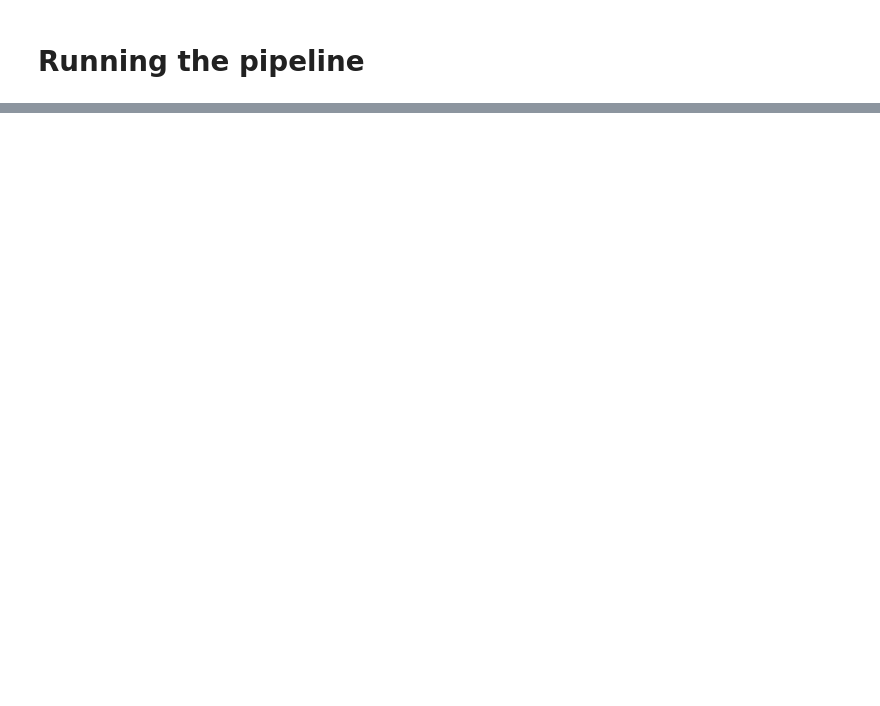
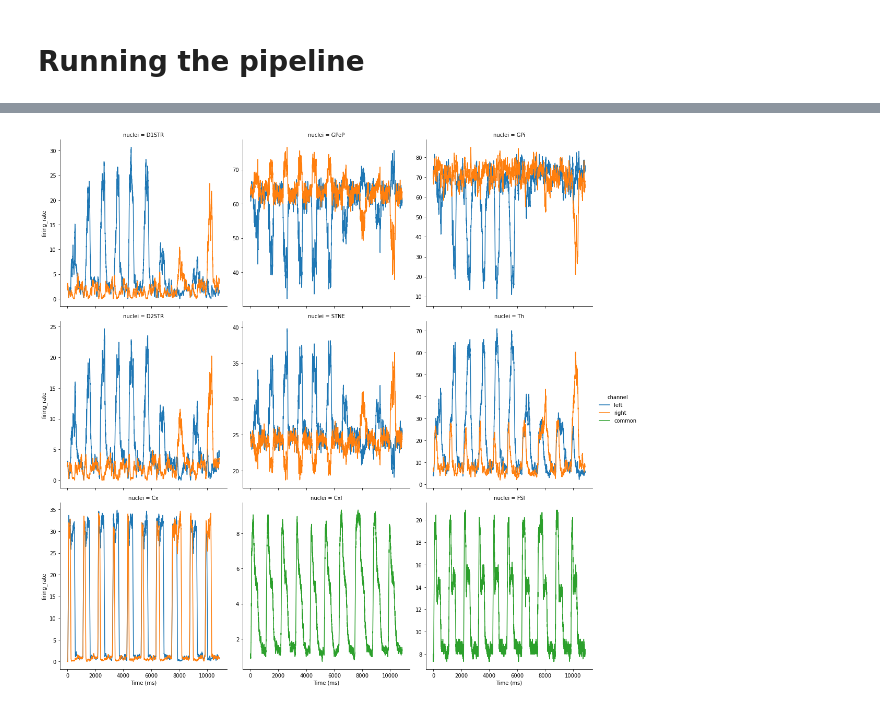
Before and after one commit to CoAxLab/CBGTPy, a Jupyter notebook: network_simulation-plasticity.ipynb, the cells around one changed output, grey strips where cells are left out. Saved outputs shown, nothing was run; the diff lists cells and outputs as text; code cells hidden in the pictures; blank space fills up the shorter version.

```diff
--- a/network_simulation-plasticity.ipynb
+++ b/network_simulation-plasticity.ipynb
@@ -83,16 +89,16 @@ environment = {
     'dpmns' : None, #dopamine related parameters (init_params.py)
     #'dpmns' : pd.DataFrame([0.05], columns=['dpmn_wmax']),
     #'d1' : None, #D1-MSNs population related parameters (init_params.py)
-    'd1': pd.DataFrame([[39.5,0.055]], columns=['dpmn_alphaw','dpmn_wmax']),
-    'd2': pd.DataFrame([[-38.2,0.035]], columns=['dpmn_alphaw','dpmn_wmax']),
+    'd1': None,#pd.DataFrame([[39.5,0.055]], columns=['dpmn_alphaw','dpmn_wmax']),
+    'd2': None, #pd.DataFrame([[-38.2,0.035]], columns=['dpmn_alphaw','dpmn_wmax']),
     'channels' : pd.DataFrame([["left"],["right"]], columns=['action']), #action channels related parameters (init_params.py)
     #'actionchannels' : pd.DataFrame([[1],[2]], columns=['action']), #labels for the actions (init_params.py)
     #'actionchannels' : pd.DataFrame([["left"],["right"]], columns=['action']), #labels for the actions (init_params.py)
-    'newpathways' :pd.DataFrame([['LIP', 'FSI', 'AMPA', 'all', 1, 0.43]], columns=['src', 'dest', 'receptor', 'type', 'con', 'eff']),    #None, #connectivity parameters (popconstruct.py)
-    'Q_support_params': pd.DataFrame([[85,0.6]],columns=['dpmn_CPP_scale','q_alpha']), #initialization of Q-values update (qvalues.py)
+    'newpathways' :None,
+    'Q_support_params': None,#pd.DataFrame([[85,0.6]],columns=['dpmn_CPP_scale','q_alpha']), #initialization of Q-values update (qvalues.py)
     'Q_df':None, #initialized Q-values df (qvalues.py)
-    'n_trials': 4, #number of trials (generateepochs.py)
-    'volatility': 1, #frequency of changepoints (generateepochs.py)
+    'n_trials': 10, #number of trials (generateepochs.py)
+    'volatility': 5, #frequency of changepoints (generateepochs.py)
     'conflict': 1.0, #probability of the preferred choice (generateepochs.py)
     'reward_mu': 1, #mean for the magnitude of the reward (generateepochs.py)
     'reward_std': 0.01, #std for the magnitude of the reward (generateepochs.py)
@@ -507,0 +343,6 @@ results['Q_df']
+# %%
+# Plot the firing rates extracted, figure handles are returned in fig_handles
+
+FR_fig_handles = plt_func.plot_fr(firing_rates)
+# %% [output]
+[figure, added]
```
Also changed, not shown: parts of 77 cells of this notebook.
